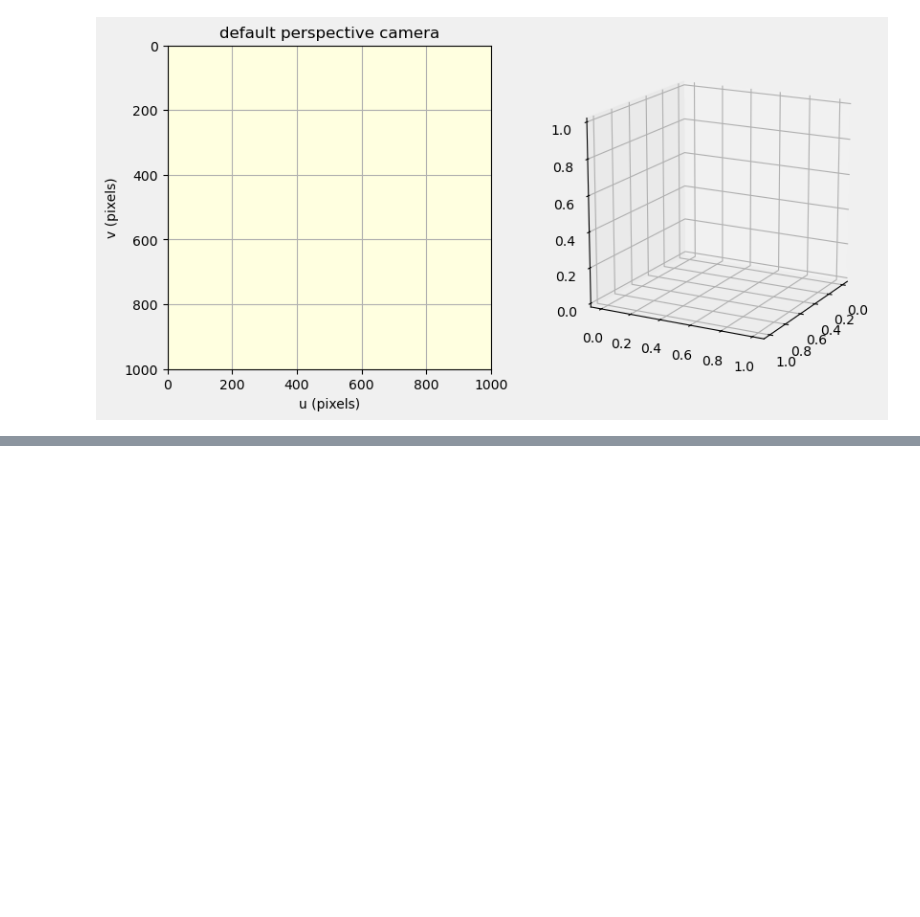
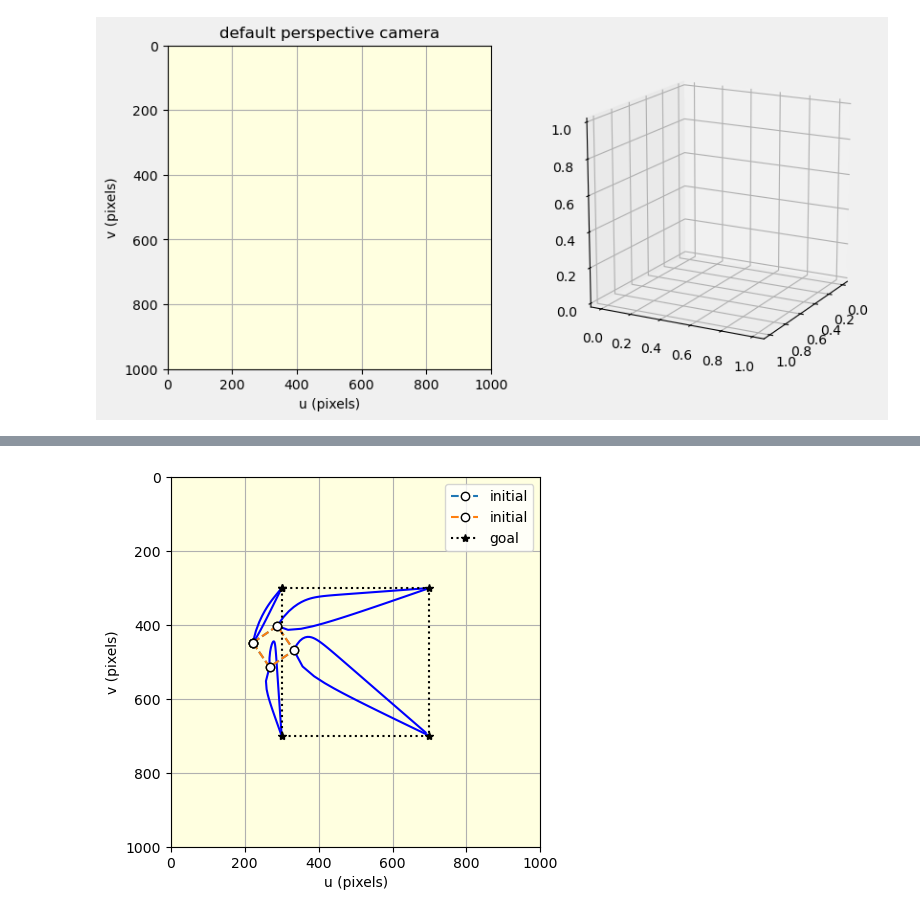
Before and after one commit to santamav/SKJ015-Intelligent_Control, a Jupyter notebook: notebooks/task 2.4/VSM_IBVS.ipynb, the cells around one changed output, grey strips where cells are left out. Saved outputs shown, nothing was run; the diff lists cells and outputs as text; code cells hidden in the pictures; blank space fills up the shorter version.

```diff
--- a/notebooks/task 2.4/VSM_IBVS.ipynb
+++ b/notebooks/task 2.4/VSM_IBVS.ipynb
@@ -61,0 +68,5 @@ numpy.ndarray
+# %%
+ibvs.plot_p()
+original.plot_p()
+# %% [output]
+[figure, added]
```
Also changed, not shown: parts of 9 cells of this notebook, 5 other files.
